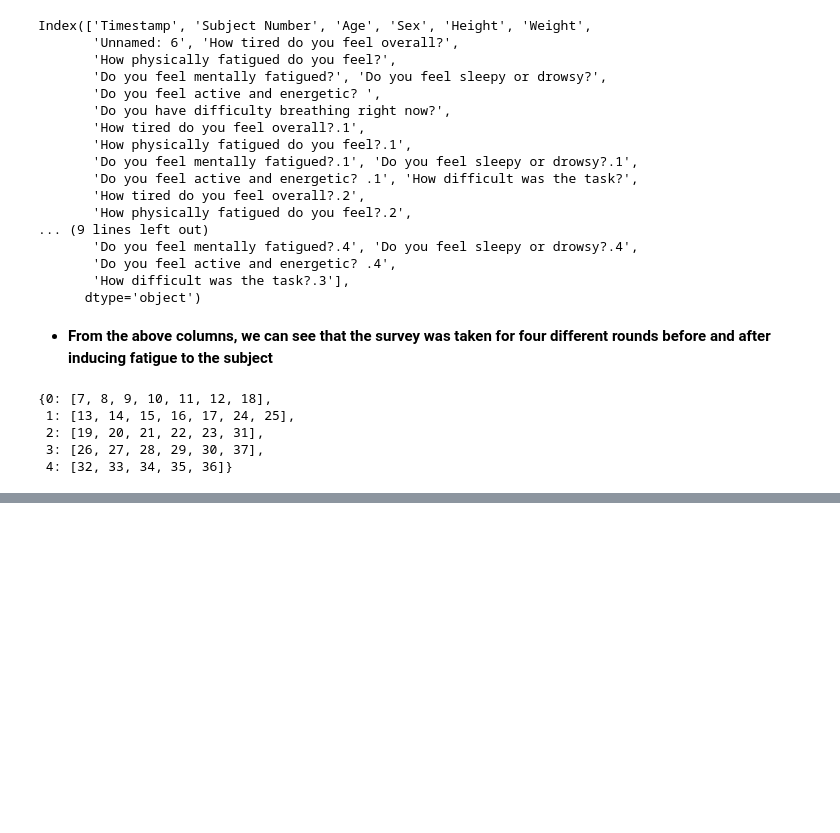
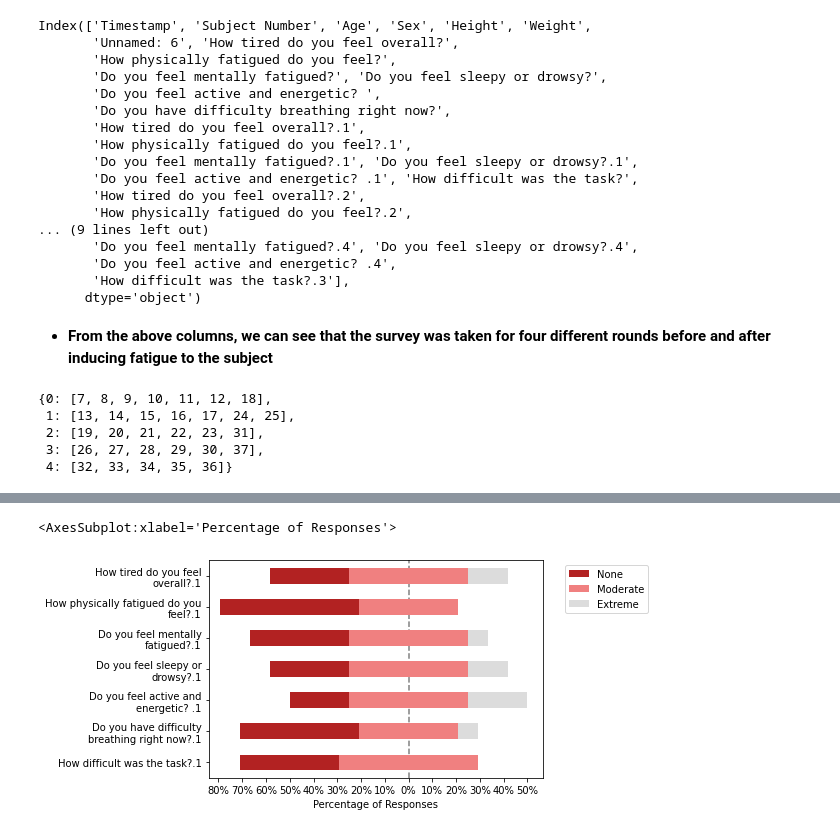
Before and after one commit to asheeshcric/VA, a Jupyter notebook: notebooks/survey_plot.ipynb, the cells around one changed output, grey strips where cells are left out. Drawn from its saved outputs; the diff is of its cells as text; code cells hidden in the pictures; blank space fills up the shorter version.

```diff
--- a/notebooks/survey_plot.ipynb
+++ b/notebooks/survey_plot.ipynb
@@ -141,0 +113,5 @@ block4
+# %%
+plot_likert.plot_likert(blocks[1], scale, plot_percentage=True)
+# %% [output]
+<AxesSubplot:xlabel='Percentage of Responses'>
+[figure, added]
```
Also changed, not shown: parts of 17 cells of this notebook.
